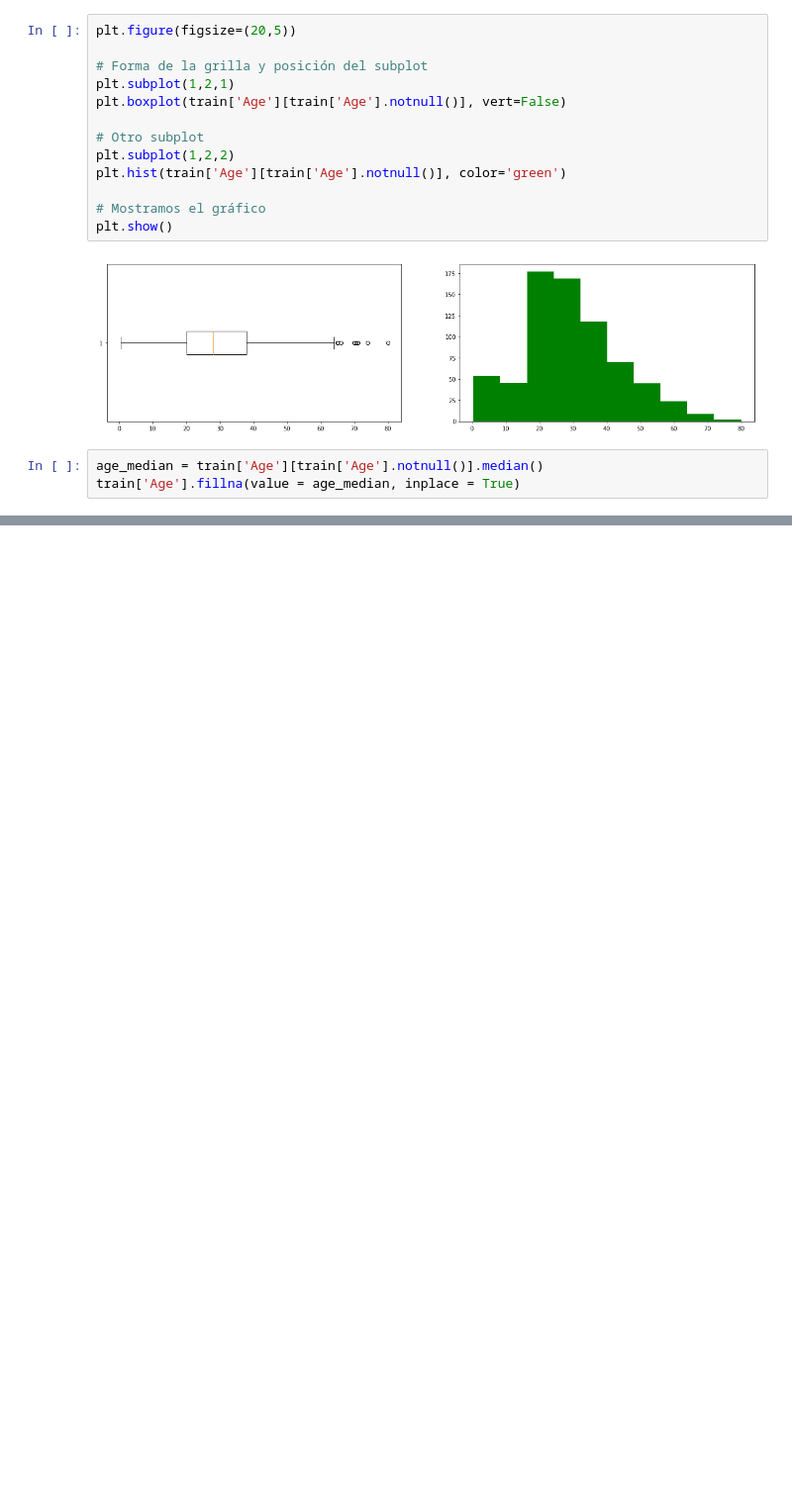
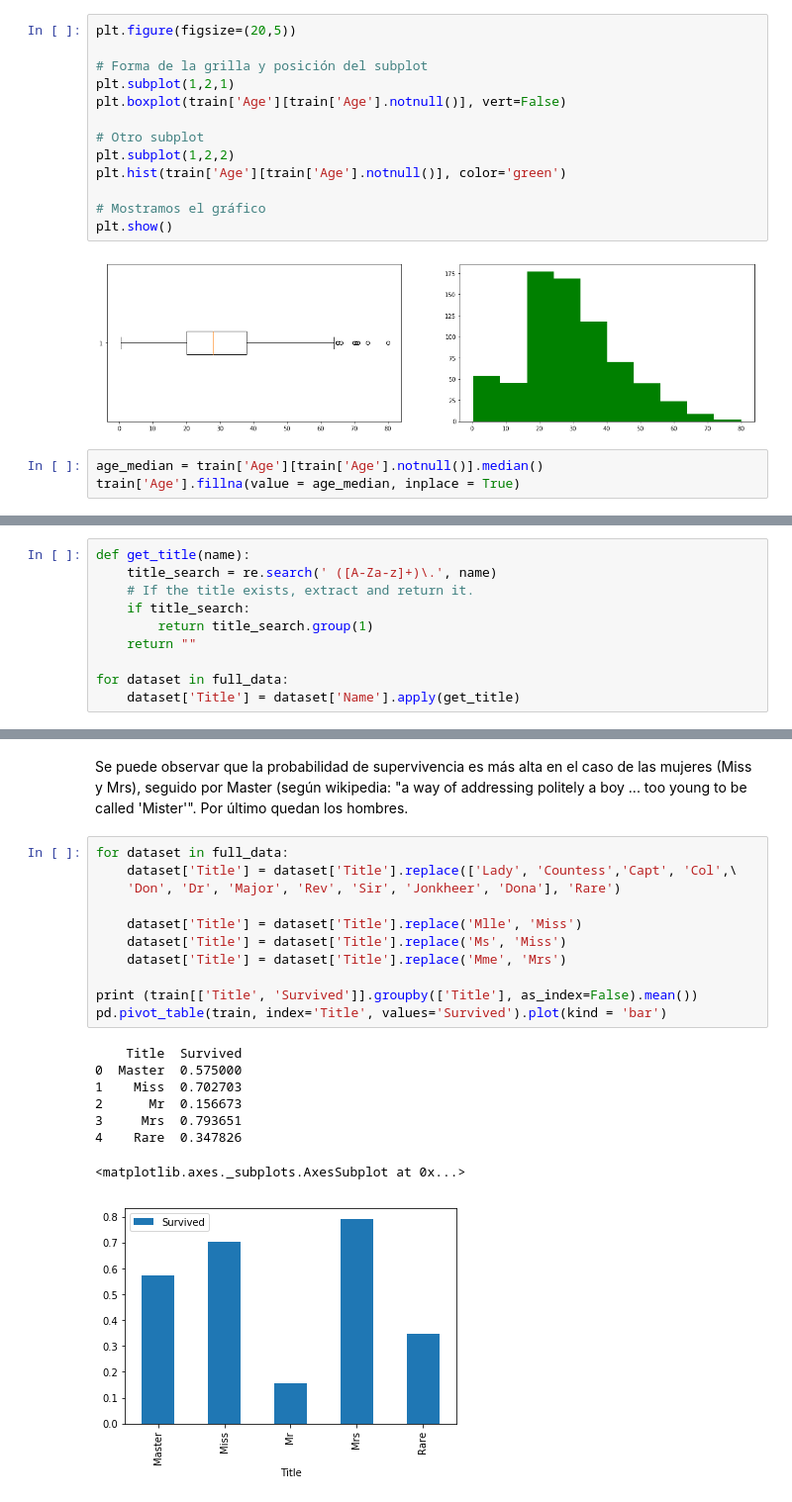
Before and after one commit to camilojaure/titanic, a Jupyter notebook: Titanic.ipynb, the cells around one changed output, grey strips where cells are left out. Shown: that part at 99% size. Drawn from its saved outputs; the diff is of its cells as text; blank space fills up the shorter version.

```diff
--- a/Titanic.ipynb
+++ b/Titanic.ipynb
@@ -216,0 +221,10 @@ train['Age'].fillna(value = age_median, inplace = True)
+# %%
+def get_title(name):
+	title_search = re.search(' ([A-Za-z]+)\.', name)
+	# If the title exists, extract and return it.
+	if title_search:
+		return title_search.group(1)
+	return ""
+
+for dataset in full_data:
+    dataset['Title'] = dataset['Name'].apply(get_title)
@@ -216,0 +266,22 @@ train['Age'].fillna(value = age_median, inplace = True)
+# %% [markdown]
+Se puede observar que la probabilidad de supervivencia es más alta en el caso de las mujeres (Miss y Mrs), seguido por Master (según wikipedia:  "a way of addressing politely a boy ... too young to be called 'Mister'". Por último quedan los hombres.
+# %%
+for dataset in full_data:
+    dataset['Title'] = dataset['Title'].replace(['Lady', 'Countess','Capt', 'Col',\
+ 	'Don', 'Dr', 'Major', 'Rev', 'Sir', 'Jonkheer', 'Dona'], 'Rare')
+
+    dataset['Title'] = dataset['Title'].replace('Mlle', 'Miss')
+    dataset['Title'] = dataset['Title'].replace('Ms', 'Miss')
+    dataset['Title'] = dataset['Title'].replace('Mme', 'Mrs')
+
+print (train[['Title', 'Survived']].groupby(['Title'], as_index=False).mean())
+pd.pivot_table(train, index='Title', values='Survived').plot(kind = 'bar')
+# %% [output]
+    Title  Survived
+0  Master  0.575000
+1    Miss  0.702703
+2      Mr  0.156673
+3     Mrs  0.793651
+4    Rare  0.347826
+<matplotlib.axes._subplots.AxesSubplot at 0x...>
+[figure, added]
```
Also changed, not shown: parts of 75 cells of this notebook, 1 other file.
